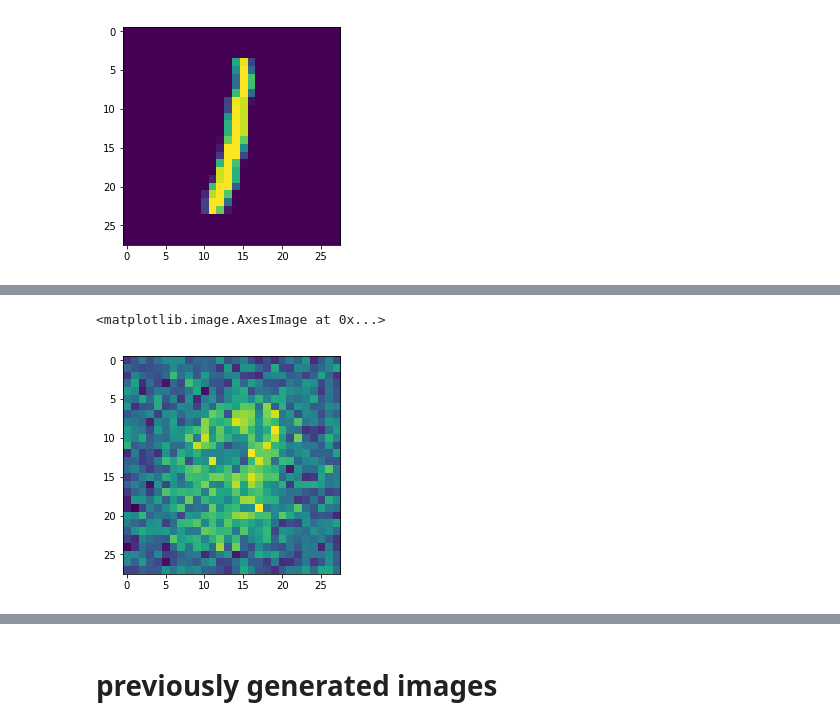
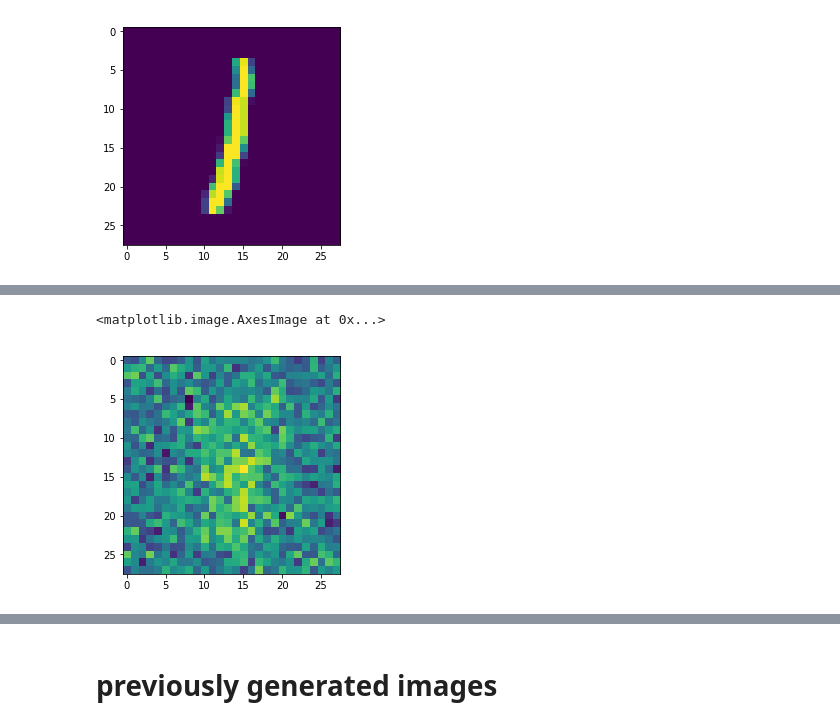
Before and after one commit to ashukid/gan_exp, a Jupyter notebook: vanillagan/gan_mnist.ipynb, the cells around one changed output, grey strips where cells are left out. Saved outputs shown, nothing was run; the diff lists cells and outputs as text; code cells hidden in the pictures.

Commit message:
added images

```diff
--- a/vanillagan/gan_mnist.ipynb
+++ b/vanillagan/gan_mnist.ipynb
@@ -80,7 +80,7 @@ with tf.variable_scope('optimizer',reuse=tf.AUTO_REUSE):
     goptimizer = tf.train.AdamOptimizer(learning_rate=0.0001).minimize(gloss,var_list=gvars)
 # %%
 batch_size = 100
-epoch = 3
+epoch = 100
 new_generated_images=[]
 # %%
 # training
@@ -118,5 +128,5 @@ On epoch 2
 # %%
-plt.imshow(new_generated_images[2].reshape(28,28))
+plt.imshow(new_generated_images[1].reshape(28,28))
 # %% [output]
 <matplotlib.image.AxesImage at 0x...>
-[figure, old version]
+[figure, new version]
```
Also changed, not shown: parts of 3 cells of this notebook, 49 other files.
